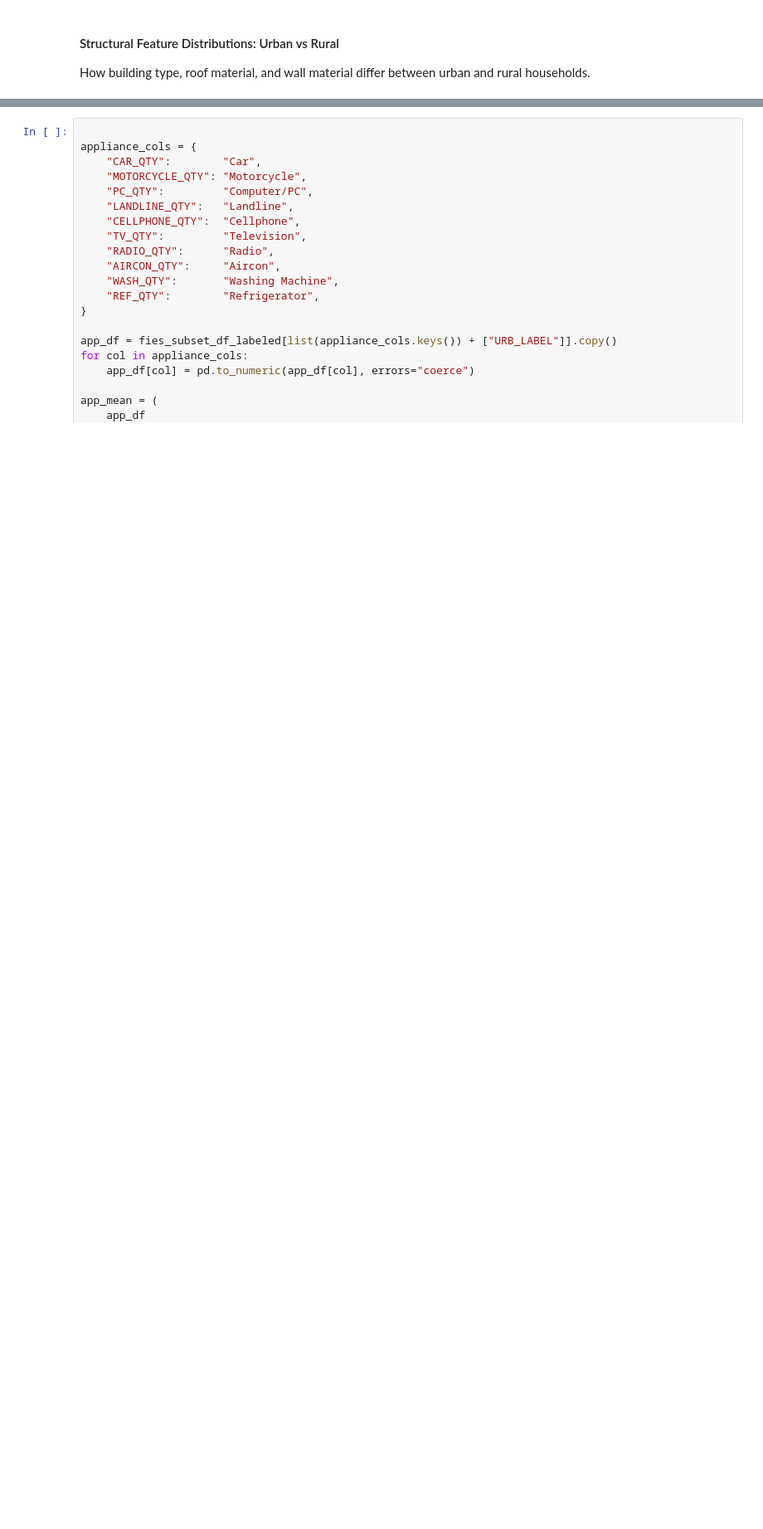
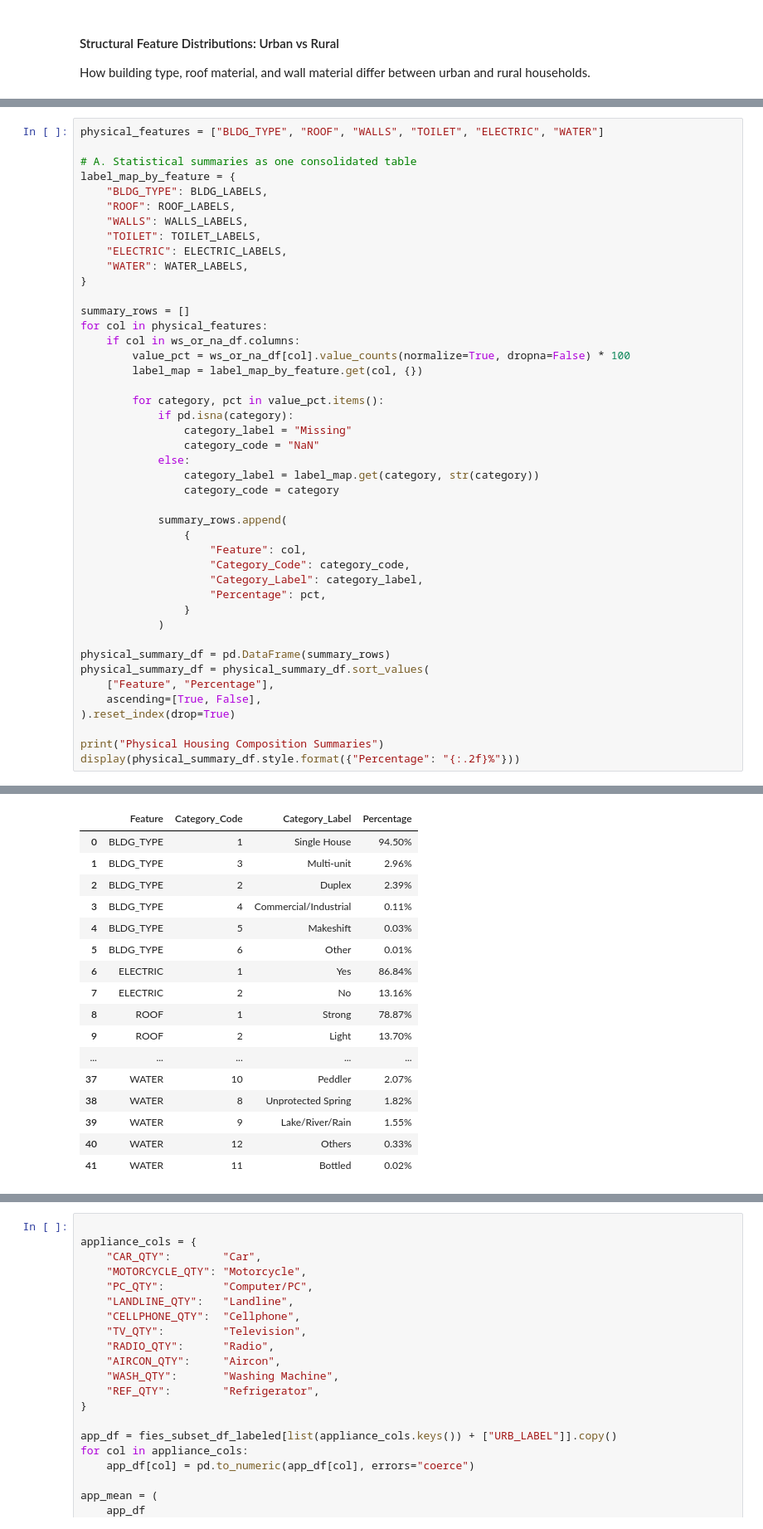
Before and after one commit to NebulaRojo9/STINTSY-MCO, a Jupyter notebook: Group2_nb.ipynb, the cells around one changed output, grey strips where cells are left out. Shown at 83% size. Drawn from its saved outputs; the diff is of its cells as text; blank space fills up the shorter version.

```diff
--- a/Group2_nb.ipynb
+++ b/Group2_nb.ipynb
@@ -400,0 +439,45 @@ How building type, roof material, and wall material differ between urban and rur
+# %%
+physical_features = ["BLDG_TYPE", "ROOF", "WALLS", "TOILET", "ELECTRIC", "WATER"]
+
+# A. Statistical summaries as one consolidated table
+label_map_by_feature = {
+    "BLDG_TYPE": BLDG_LABELS,
+    "ROOF": ROOF_LABELS,
+    "WALLS": WALLS_LABELS,
+    "TOILET": TOILET_LABELS,
+    "ELECTRIC": ELECTRIC_LABELS,
+    "WATER": WATER_LABELS,
+}
+
+summary_rows = []
+for col in physical_features:
+    if col in ws_or_na_df.columns:
+        value_pct = ws_or_na_df[col].value_counts(normalize=True, dropna=False) * 100
+        label_map = label_map_by_feature.get(col, {})
+
+        for category, pct in value_pct.items():
+            if pd.isna(category):
+                category_label = "Missing"
+                category_code = "NaN"
+            else:
+                category_label = label_map.get(category, str(category))
+                category_code = category
+
+            summary_rows.append(
+                {
+                    "Feature": col,
+                    "Category_Code": category_code,
+                    "Category_Label": category_label,
+                    "Percentage": pct,
+                }
+            )
+
+physical_summary_df = pd.DataFrame(summary_rows)
+physical_summary_df = physical_summary_df.sort_values(
+    ["Feature", "Percentage"],
+    ascending=[True, False],
+).reset_index(drop=True)
+
+print("Physical Housing Composition Summaries")
+display(physical_summary_df.style.format({"Percentage": "{:.2f}%"}))
+# %% [output]
@@ -400,0 +485,17 @@ How building type, roof material, and wall material differ between urban and rur
+|  | Feature | Category_Code | Category_Label | Percentage |
+| 0 | BLDG_TYPE | 1 | Single House | 94.50% |
+| 1 | BLDG_TYPE | 3 | Multi-unit | 2.96% |
+| 2 | BLDG_TYPE | 2 | Duplex | 2.39% |
+| 3 | BLDG_TYPE | 4 | Commercial/Industrial | 0.11% |
+| 4 | BLDG_TYPE | 5 | Makeshift | 0.03% |
+| 5 | BLDG_TYPE | 6 | Other | 0.01% |
+| 6 | ELECTRIC | 1 | Yes | 86.84% |
+| 7 | ELECTRIC | 2 | No | 13.16% |
+| 8 | ROOF | 1 | Strong | 78.87% |
+| 9 | ROOF | 2 | Light | 13.70% |
+| ... | ... | ... | ... | ... |
+| 37 | WATER | 10 | Peddler | 2.07% |
+| 38 | WATER | 8 | Unprotected Spring | 1.82% |
+| 39 | WATER | 9 | Lake/River/Rain | 1.55% |
+| 40 | WATER | 12 | Others | 0.33% |
+| 41 | WATER | 11 | Bottled | 0.02% |
```
Also changed, not shown: parts of 26 cells of this notebook, 1 other file.
